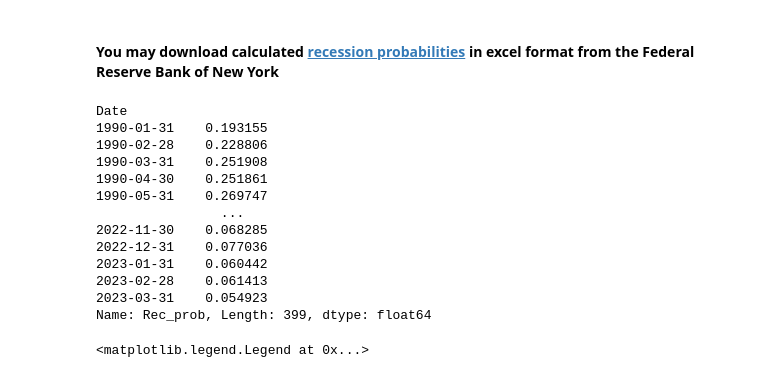
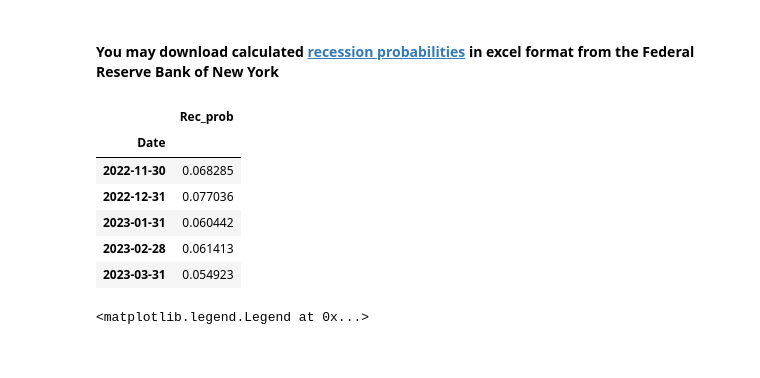
Before and after one commit to dbogatic/economic-indicators, a Jupyter notebook: recession_probability.ipynb, the cells around one changed output. Saved outputs shown, nothing was run; the diff lists cells and outputs as text; code cells hidden in the pictures.

Commit message:
update read in excel doc

```diff
--- a/recession_probability.ipynb
+++ b/recession_probability.ipynb
@@ -134,22 +134,17 @@ ax2.legend(loc='upper right')
 # %% [markdown]
 #### You may download calculated [recession probabilities](https://www.newyorkfed.org/research/capital_markets/ycfaq#/) in excel format from the Federal Reserve Bank of New York
 # %%
-treasury_spread_recession_prob = pd.read_excel('/Users/draganbogatic/Documents/Fin_Tech/economic-indicators/resources/allmonth.xls', index_col='Date')
-treasury_spread_recession_prob['Rec_prob']['1990':]
+treasury_spread_recession_prob = pd.read_excel('/Users/draganbogatic/Documents/Fin_Tech/economic-indicators/resources/allmonth.xls', usecols=['Rec_prob', 'Date'])
+treasury_spread_recession_prob =  treasury_spread_recession_prob.set_index('Date')
+treasury_spread_recession_prob.tail()
 # %% [output]
-Date
-1990-01-31    0.193155
-1990-02-28    0.228806
-1990-03-31    0.251908
-1990-04-30    0.251861
-1990-05-31    0.269747
-                ...
-2022-11-30    0.068285
-2022-12-31    0.077036
-2023-01-31    0.060442
-2023-02-28    0.061413
-2023-03-31    0.054923
-Name: Rec_prob, Length: 399, dtype: float64
+|  | Rec_prob |
+| Date |  |
+| 2022-11-30 | 0.068285 |
+| 2022-12-31 | 0.077036 |
+| 2023-01-31 | 0.060442 |
+| 2023-02-28 | 0.061413 |
+| 2023-03-31 | 0.054923 |
 # %%
 # Plot Ten Year-3 Month Treasury spread vs Recession Probability till 03/31/23
 fig, ax = plt.subplots(figsize=(12,8))
```
Also changed, not shown: parts of 2 cells of this notebook.
